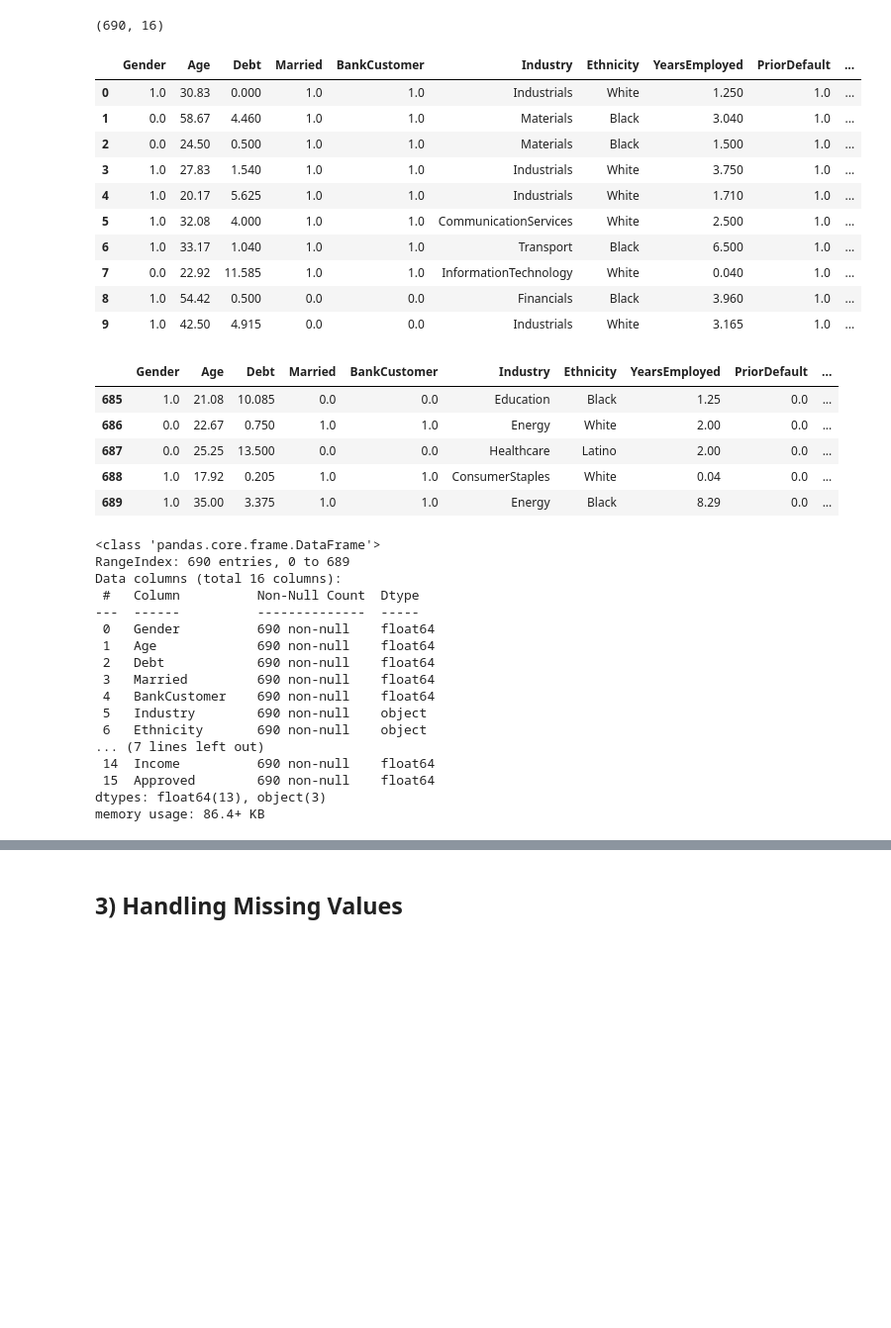
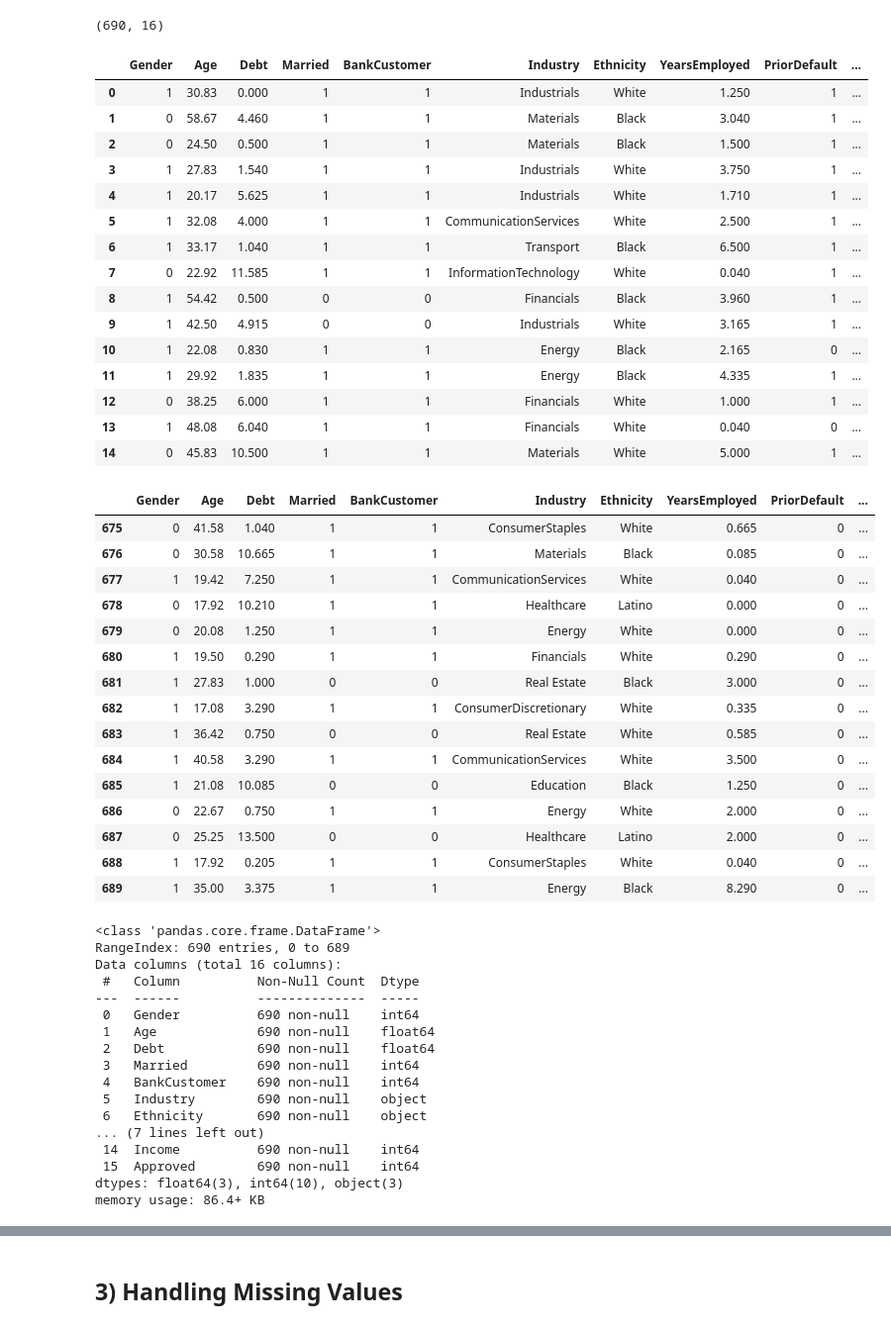
Before and after one commit to maimond23/1.3-Assignment-Brown, a Jupyter notebook: Credit Card Application_Assignment_1_3.ipynb, the cells around one changed output, grey strips where cells are left out. Shown at 99% size. Saved outputs shown, nothing was run; the diff lists cells and outputs as text; code cells hidden in the pictures; blank space fills up the shorter version.

```diff
--- a/Credit Card Application_Assignment_1_3.ipynb
+++ b/Credit Card Application_Assignment_1_3.ipynb
@@ -46,46 +89,64 @@ print (data.shape)
 (690, 16)
 # %%
 # VERIFYING IF WE IMPORTED THE RIGHT DATASET BY CHECKING THE FIRST 15 ENTRIES OF THE DATA
+data.head(15)
 # %% [output]
 |  | Gender | Age | Debt | Married | BankCustomer | Industry | Ethnicity | YearsEmployed | PriorDefault | ... |
-| 0 | 1.0 | 30.83 | 0.000 | 1.0 | 1.0 | Industrials | White | 1.250 | 1.0 | ... |
-| 1 | 0.0 | 58.67 | 4.460 | 1.0 | 1.0 | Materials | Black | 3.040 | 1.0 | ... |
-| 2 | 0.0 | 24.50 | 0.500 | 1.0 | 1.0 | Materials | Black | 1.500 | 1.0 | ... |
-| 3 | 1.0 | 27.83 | 1.540 | 1.0 | 1.0 | Industrials | White | 3.750 | 1.0 | ... |
-| 4 | 1.0 | 20.17 | 5.625 | 1.0 | 1.0 | Industrials | White | 1.710 | 1.0 | ... |
-| 5 | 1.0 | 32.08 | 4.000 | 1.0 | 1.0 | CommunicationServices | White | 2.500 | 1.0 | ... |
-| 6 | 1.0 | 33.17 | 1.040 | 1.0 | 1.0 | Transport | Black | 6.500 | 1.0 | ... |
-| 7 | 0.0 | 22.92 | 11.585 | 1.0 | 1.0 | InformationTechnology | White | 0.040 | 1.0 | ... |
-| 8 | 1.0 | 54.42 | 0.500 | 0.0 | 0.0 | Financials | Black | 3.960 | 1.0 | ... |
-| 9 | 1.0 | 42.50 | 4.915 | 0.0 | 0.0 | Industrials | White | 3.165 | 1.0 | ... |
+| 0 | 1 | 30.83 | 0.000 | 1 | 1 | Industrials | White | 1.250 | 1 | ... |
+| 1 | 0 | 58.67 | 4.460 | 1 | 1 | Materials | Black | 3.040 | 1 | ... |
+| 2 | 0 | 24.50 | 0.500 | 1 | 1 | Materials | Black | 1.500 | 1 | ... |
+| 3 | 1 | 27.83 | 1.540 | 1 | 1 | Industrials | White | 3.750 | 1 | ... |
+| 4 | 1 | 20.17 | 5.625 | 1 | 1 | Industrials | White | 1.710 | 1 | ... |
+| 5 | 1 | 32.08 | 4.000 | 1 | 1 | CommunicationServices | White | 2.500 | 1 | ... |
+| 6 | 1 | 33.17 | 1.040 | 1 | 1 | Transport | Black | 6.500 | 1 | ... |
+| 7 | 0 | 22.92 | 11.585 | 1 | 1 | InformationTechnology | White | 0.040 | 1 | ... |
+| 8 | 1 | 54.42 | 0.500 | 0 | 0 | Financials | Black | 3.960 | 1 | ... |
+| 9 | 1 | 42.50 | 4.915 | 0 | 0 | Industrials | White | 3.165 | 1 | ... |
+| 10 | 1 | 22.08 | 0.830 | 1 | 1 | Energy | Black | 2.165 | 0 | ... |
+| 11 | 1 | 29.92 | 1.835 | 1 | 1 | Energy | Black | 4.335 | 1 | ... |
+| 12 | 0 | 38.25 | 6.000 | 1 | 1 | Financials | White | 1.000 | 1 | ... |
+| 13 | 1 | 48.08 | 6.040 | 1 | 1 | Financials | White | 0.040 | 0 | ... |
+| 14 | 0 | 45.83 | 10.500 | 1 | 1 | Materials | White | 5.000 | 1 | ... |
 # %%
 # VERIFYING IF WE IMPORTED THE RIGHT DATASET BY CHECKING THE LAST FIVE ENTRIES OF THE DATA
+data.tail(15)
 # %% [output]
 |  | Gender | Age | Debt | Married | BankCustomer | Industry | Ethnicity | YearsEmployed | PriorDefault | ... |
-| 685 | 1.0 | 21.08 | 10.085 | 0.0 | 0.0 | Education | Black | 1.25 | 0.0 | ... |
-| 686 | 0.0 | 22.67 | 0.750 | 1.0 | 1.0 | Energy | White | 2.00 | 0.0 | ... |
-| 687 | 0.0 | 25.25 | 13.500 | 0.0 | 0.0 | Healthcare | Latino | 2.00 | 0.0 | ... |
-| 688 | 1.0 | 17.92 | 0.205 | 1.0 | 1.0 | ConsumerStaples | White | 0.04 | 0.0 | ... |
-| 689 | 1.0 | 35.00 | 3.375 | 1.0 | 1.0 | Energy | Black | 8.29 | 0.0 | ... |
+| 675 | 0 | 41.58 | 1.040 | 1 | 1 | ConsumerStaples | White | 0.665 | 0 | ... |
+| 676 | 0 | 30.58 | 10.665 | 1 | 1 | Materials | Black | 0.085 | 0 | ... |
+| 677 | 1 | 19.42 | 7.250 | 1 | 1 | CommunicationServices | White | 0.040 | 0 | ... |
+| 678 | 0 | 17.92 | 10.210 | 1 | 1 | Healthcare | Latino | 0.000 | 0 | ... |
+| 679 | 0 | 20.08 | 1.250 | 1 | 1 | Energy | White | 0.000 | 0 | ... |
+| 680 | 1 | 19.50 | 0.290 | 1 | 1 | Financials | White | 0.290 | 0 | ... |
+| 681 | 1 | 27.83 | 1.000 | 0 | 0 | Real Estate | Black | 3.000 | 0 | ... |
+| 682 | 1 | 17.08 | 3.290 | 1 | 1 | ConsumerDiscretionary | White | 0.335 | 0 | ... |
+| 683 | 1 | 36.42 | 0.750 | 0 | 0 | Real Estate | White | 0.585 | 0 | ... |
+| 684 | 1 | 40.58 | 3.290 | 1 | 1 | CommunicationServices | White | 3.500 | 0 | ... |
+| 685 | 1 | 21.08 | 10.085 | 0 | 0 | Education | Black | 1.250 | 0 | ... |
+| 686 | 0 | 22.67 | 0.750 | 1 | 1 | Energy | White | 2.000 | 0 | ... |
+| 687 | 0 | 25.25 | 13.500 | 0 | 0 | Healthcare | Latino | 2.000 | 0 | ... |
+| 688 | 1 | 17.92 | 0.205 | 1 | 1 | ConsumerStaples | White | 0.040 | 0 | ... |
+| 689 | 1 | 35.00 | 3.375 | 1 | 1 | Energy | Black | 8.290 | 0 | ... |
 # %%
 # DESCRIPTIVE STATS
+data.info()
 # %% [output]
 <class 'pandas.core.frame.DataFrame'>
 RangeIndex: 690 entries, 0 to 689
 Data columns (total 16 columns):
  #   Column          Non-Null Count  Dtype
 ---  ------          --------------  -----
- 0   Gender          690 non-null    float64
+ 0   Gender          690 non-null    int64
  1   Age             690 non-null    float64
  2   Debt            690 non-null    float64
- 3   Married         690 non-null    float64
- 4   BankCustomer    690 non-null    float64
+ 3   Married         690 non-null    int64
+ 4   BankCustomer    690 non-null    int64
  5   Industry        690 non-null    object
  6   Ethnicity       690 non-null    object
 ... (7 lines left out)
- 14  Income          690 non-null    float64
- 15  Approved        690 non-null    float64
-dtypes: float64(13), object(3)
+ 14  Income          690 non-null    int64
+ 15  Approved        690 non-null    int64
+dtypes: float64(3), int64(10), object(3)
 memory usage: 86.4+ KB
 # %%
 data.describe()
```
Also changed, not shown: parts of 16 cells of this notebook.
